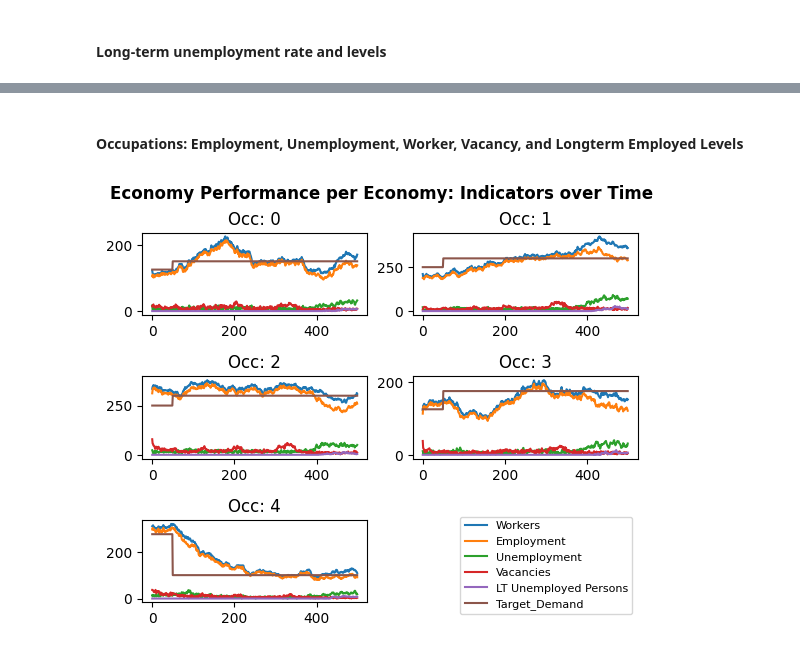
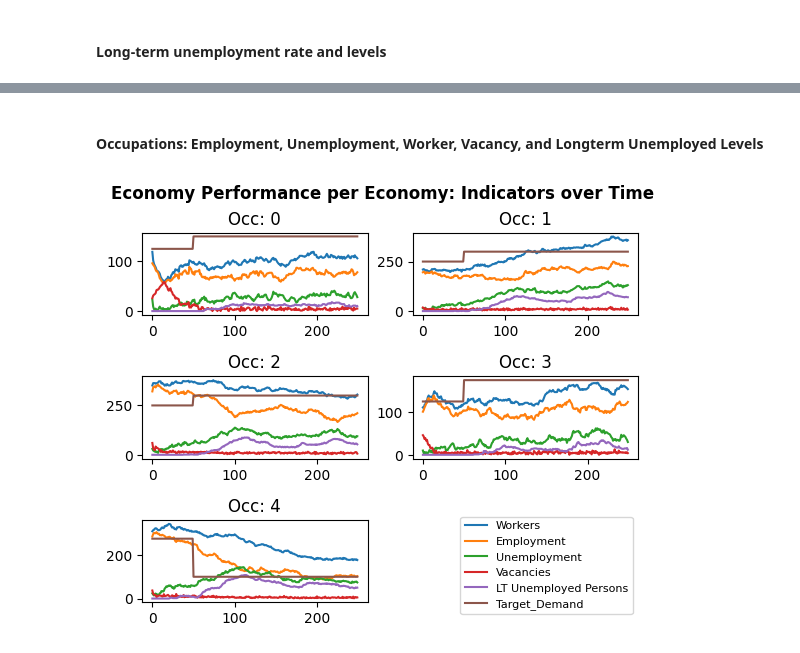
Before and after one commit to ebbam/transition_abm, a Jupyter notebook: code/toy_transition_abm.ipynb, the cells around one changed output, grey strips where cells are left out. Saved outputs shown, nothing was run; the diff lists cells and outputs as text; code cells hidden in the pictures.

```diff
--- a/code/toy_transition_abm.ipynb
+++ b/code/toy_transition_abm.ipynb
@@ -351,0 +351,4 @@ ValueError: The truth value of a Series is ambiguous. Use a.empty, a.bool(), a.i
+# %%
+
+sim_record_t = run_sim(True, mod_data, T, 50)
+sim_record_f = run_sim(False, mod_data, T, 50)
@@ -354,5 +375,5 @@ ValueError: The truth value of a Series is ambiguous. Use a.empty, a.bool(), a.i
 # %%
 # Results specifications (whether to save as final or not)
 final = False
-record.pop('Sim')
-pd.concat([record_all, record.insert(0, 'Sim', 5)], axis=0, ignore_index=True)
+record1_t = sim_record_t.loc[(sim_record_t.Sim == 0)]
+record1_f = sim_record_f.loc[(sim_record_f.Sim == 0)]
@@ -363,14 +381,13 @@ pd.concat([record_all, record.insert(0, 'Sim', 5)], axis=0, ignore_index=True)
 #### Overall Economy: Employment, Unemployment, Worker, Vacancy, and Longterm Employed Levels
 # %%
 # Indicators in overall economy
-totals = record.loc[:,['Time', 'Workers','Employment', 'Unemployment', 'Vacancies', 'LT Unemployed Persons', 'Target_Demand']].groupby(['Time']).sum()
+totals = record1_f.loc[:,['Time', 'Workers','Employment', 'Unemployment', 'Vacancies', 'LT Unemployed Persons', 'Target_Demand']].groupby(['Time']).sum()
 lgd = []
 for column in totals[1:]:
     plt.plot(totals[column])
     lgd.append(column)
+    plt.legend(list(lgd), loc="center", ncol=1)
 plt.title("Overall Economy Performance: Indicators over Time", fontweight = 'bold')
-if not behav:
-    plt.legend(list(lgd), loc="center", ncol=1)
 if final:
     plt.savefig('../output/overall_economy_base.jpg', dpi = 300)
 else:
@@ -404,0 +445,28 @@ plt.close(fig)
+# %%
+fig, (ax1, ax2) = plt.subplots(1, 2, figsize=(10, 3))
+
+ltue = record1_f.loc[:,['Time', 'Occupation_ID','Workers', 'LT Unemployed Persons']].groupby(['Time', 'Occupation_ID']).sum().reset_index()
+ltue['LTUE Rate'] = ltue['LT Unemployed Persons'] / ltue['Workers']
+lgd = []
+for g in np.unique(ltue.Occupation_ID):
+    temp = ltue[(ltue['Occupation_ID'] == g)][['LTUE Rate', 'Time']]
+    ax1.plot(temp['Time'], temp['LTUE Rate'])
+ax1.set_title("Non-behavioural")
+
+ltue = record1_t.loc[:,['Time', 'Occupation_ID','Workers', 'LT Unemployed Persons']].groupby(['Time', 'Occupation_ID']).sum().reset_index()
+ltue['LTUE Rate'] = ltue['LT Unemployed Persons'] / ltue['Workers']
+lgd = []
+for g in np.unique(ltue.Occupation_ID):
+    temp = ltue[(ltue['Occupation_ID'] == g)][['LTUE Rate', 'Time']]
+    ax2.plot(temp['Time'], temp['LTUE Rate'])
+    lgd.append(int(g))
+ax2.set_title('Behavioural')
+fig.suptitle("LT Unemployment Rate per Occ", fontweight = 'bold')
+fig.tight_layout()
+
+
+if final:
+    plt.savefig('../output/ltuer_occ_comparison_behav.jpg', dpi = 300)
+else:
+    plt.show()
+plt.close()
@@ -405,27 +475,27 @@ plt.close(fig)
 # %% [markdown]
-#### Occupations: Employment, Unemployment, Worker, Vacancy, and Longterm Employed Levels
+#### Occupations: Employment, Unemployment, Worker, Vacancy, and Longterm Unemployed Levels
 # %%
 # Overall indicators per occupation
-ids = np.unique(record.Occupation_ID)
+ids = np.unique(record1_t.Occupation_ID)
 fig = plt.figure(constrained_layout = False)
 
-occ_totals = record.loc[:,['Time', 'Occupation_ID', 'Workers','Employment', 'Unemployment', 'Vacancies', 'LT Unemployed Persons', 'Target_Demand']]
+occ_totals = record1_t.loc[:,['Time', 'Occupation_ID', 'Workers','Employment', 'Unemployment', 'Vacancies', 'LT Unemployed Persons', 'Target_Demand']]
 for occ in ids:
     gtmp = occ_totals[(occ_totals['Occupation_ID'] == occ)].loc[:, ['Time', 'Workers', 'Employment', 'Unemployment', 'Vacancies', 'LT Unemployed Persons', 'Target_Demand']].groupby(['Time']).sum()
     # Indicators (workers, employment, etc)
     fig.add_subplot(3, 2, int(occ)+1, title = f'Occ: {int(occ)}')
     lgd = []
     for column in gtmp[1:]:
         plt.plot(gtmp[column])
         lgd.append(column)
 
 fig.suptitle("Economy Performance per Economy: Indicators over Time", fontweight = 'bold')
 fig.legend(list(lgd), bbox_to_anchor=(0.9, 0.3), ncols = 1, title_fontsize = "6", fontsize="8")
 fig.subplots_adjust(wspace=0.2, hspace = 0.75)
 if final:
     plt.savefig('../output/occ_perf_base.jpg', dpi = 300)
 else:
     plt.show()
 plt.close(fig)
 # %% [output]
-[figure, old version]
+[figure, new version]
```
Also changed, not shown: parts of 15 cells of this notebook, 6 other files.
